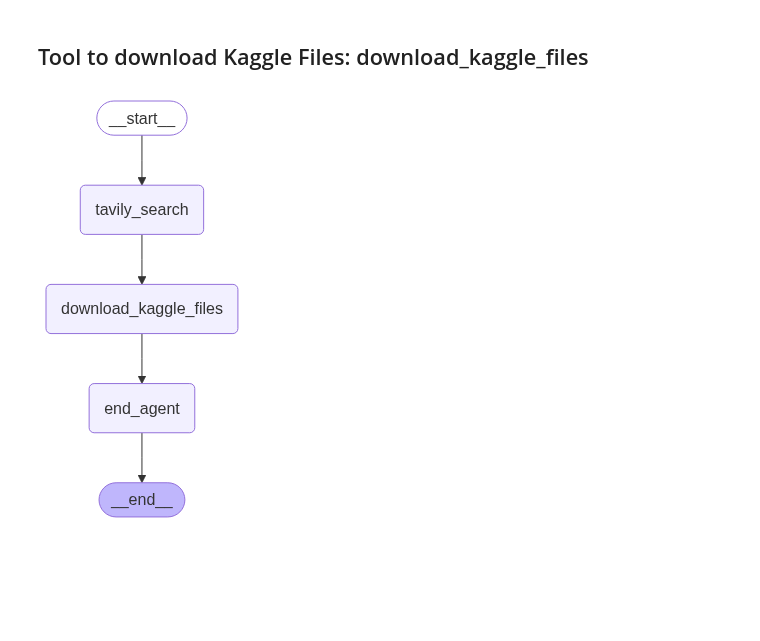
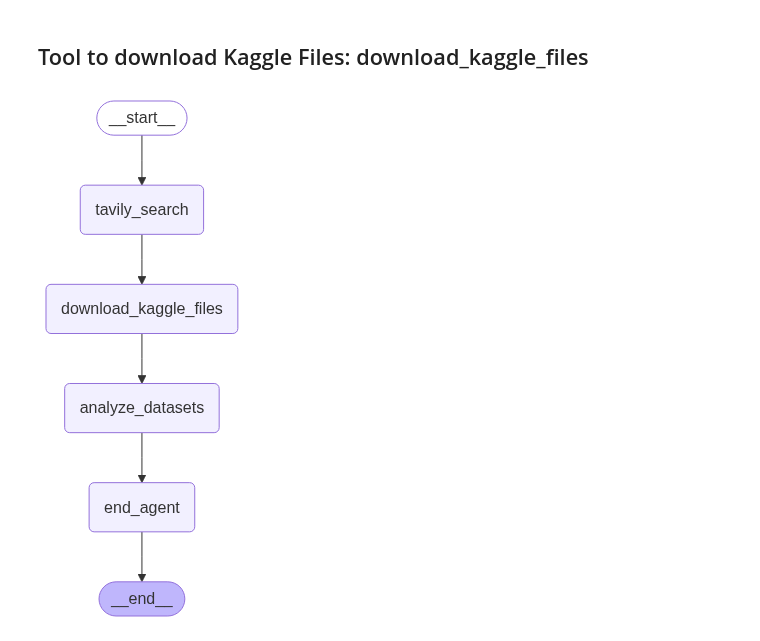
Before and after one commit to riyanshibohra/Nexora, a Jupyter notebook: test_2.ipynb, the cells around one changed output. Drawn from its saved outputs; the diff is of its cells as text; code cells hidden in the pictures; blank space fills up the shorter version.

```diff
--- a/test_2.ipynb
+++ b/test_2.ipynb
@@ -63,7 +118,7 @@ class SourcingAgentState(TypedDict):
 # %%
 # This function takes your search term, looks it up on dataset-heavy sites, filters duplicates, and returns a clean list of dataset pages.
 
-def tavily_search_tool(state: SourcingAgentState):
+def tavily_search_tool(state: AgentState):
     """Search Kaggle only and return up to 10 most relevant, deduped dataset links."""
     query = state["query"]
 
@@ -137,7 +192,7 @@ def tavily_search_tool(state: SourcingAgentState):
 # %% [markdown]
 ## Tool to download Kaggle Files: download_kaggle_files
 # %%
-def download_kaggle_files(state: SourcingAgentState, data_dir: str = './data') -> dict:
+def download_kaggle_files(state: AgentState, data_dir: str = './data') -> dict:
     """
     Download each Kaggle URL into its own folder and return structured bundles for UI/analysis.
     """
@@ -187,6 +242,8 @@ def download_kaggle_files(state: SourcingAgentState, data_dir: str = './data') -
                     path=str(p.resolve()),
                     rel_path=str(p.relative_to(dest_dir)),
                     ext=p.suffix.lower(),
+                    name=p.name,
+                    size_bytes=int(size) if size is not None else None,
                 ))
 
         bundles.append(DownloadedDataset(
@@ -202,6 +259,3 @@ def download_kaggle_files(state: SourcingAgentState, data_dir: str = './data') -
         ))
 
     return {"download_results": bundles, "status": ["Downloaded Kaggle bundles"]}
-# %%
-def end_agent(state: SourcingAgentState):
-    return state
@@ -208,20 +564,25 @@ def end_agent(state: SourcingAgentState):
+# %%
+def end_agent(state: AgentState):
+    return state
 # %%
 from langgraph.graph import StateGraph, START, END
 
-graph = StateGraph(SourcingAgentState)
+graph = StateGraph(AgentState)
 
 graph.add_node("tavily_search", tavily_search_tool)
 graph.add_node("download_kaggle_files", download_kaggle_files)
+graph.add_node("analyze_datasets", analyze_downloaded_datasets)
 graph.add_node("end_agent", end_agent)
 
 graph.add_edge(START, "tavily_search")
 graph.add_edge("tavily_search", "download_kaggle_files")
-graph.add_edge("download_kaggle_files", "end_agent")
+graph.add_edge("download_kaggle_files", "analyze_datasets")
+graph.add_edge("analyze_datasets", "end_agent")
 
 final_graph = graph.compile()
 
 from IPython.display import Image, display
 display(Image(final_graph.get_graph().draw_mermaid_png()))
 # %% [output]
-[figure, old version]
+[figure, new version]
 # %%
```
Also changed, not shown: parts of 8 cells of this notebook.
